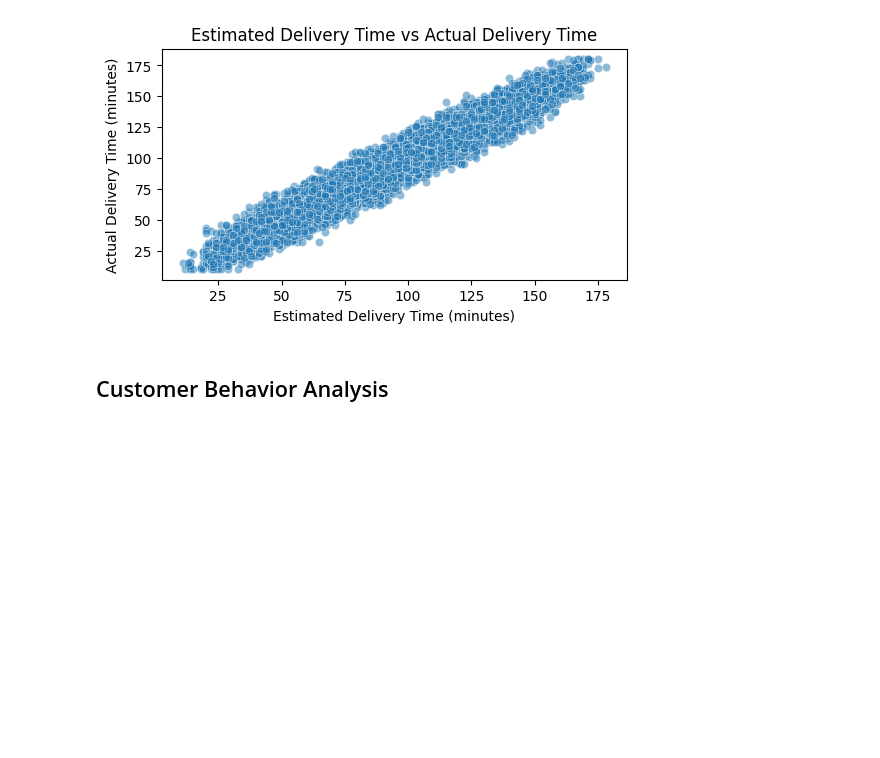
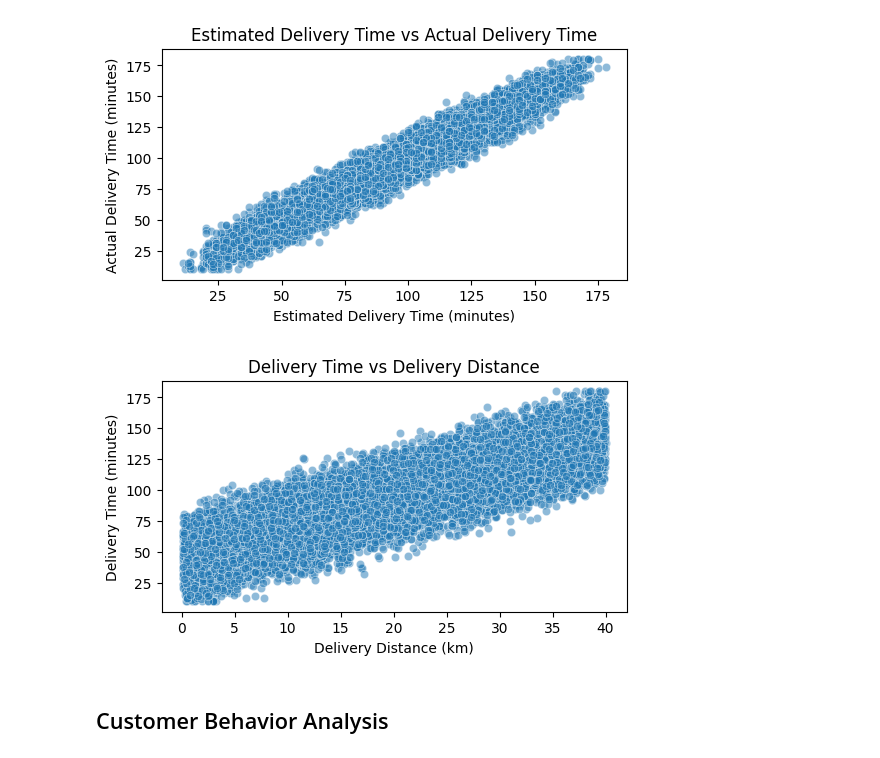
Before and after one commit to soufianboukir/food-delivery-analytics, a Jupyter notebook: notebooks/02_exploratory_data_analysis.ipynb, the cells around one changed output. Saved outputs shown, nothing was run; the diff lists cells and outputs as text; code cells hidden in the pictures; blank space fills up the shorter version.

Commit message:
done: 02_exploratory_data_analysis.ipynb

```diff
--- a/notebooks/02_exploratory_data_analysis.ipynb
+++ b/notebooks/02_exploratory_data_analysis.ipynb
@@ -235,6 +235,16 @@ plt.ylabel('Actual Delivery Time (minutes)')
 plt.show()
 # %% [output]
 [figure]
+# %%
+# delivery time vs delivery distance
+plt.figure(figsize=(6, 3))
+sns.scatterplot(x='delivery_distance_km', y='delivery_time_minutes', data=df, alpha=0.5)
+plt.title('Delivery Time vs Delivery Distance')
+plt.xlabel('Delivery Distance (km)')
+plt.ylabel('Delivery Time (minutes)')
+plt.show()
+# %% [output]
+[figure, added]
 # %% [markdown]
 ## Customer Behavior Analysis
 # %%
```
Also changed, not shown: parts of 5 cells of this notebook.
